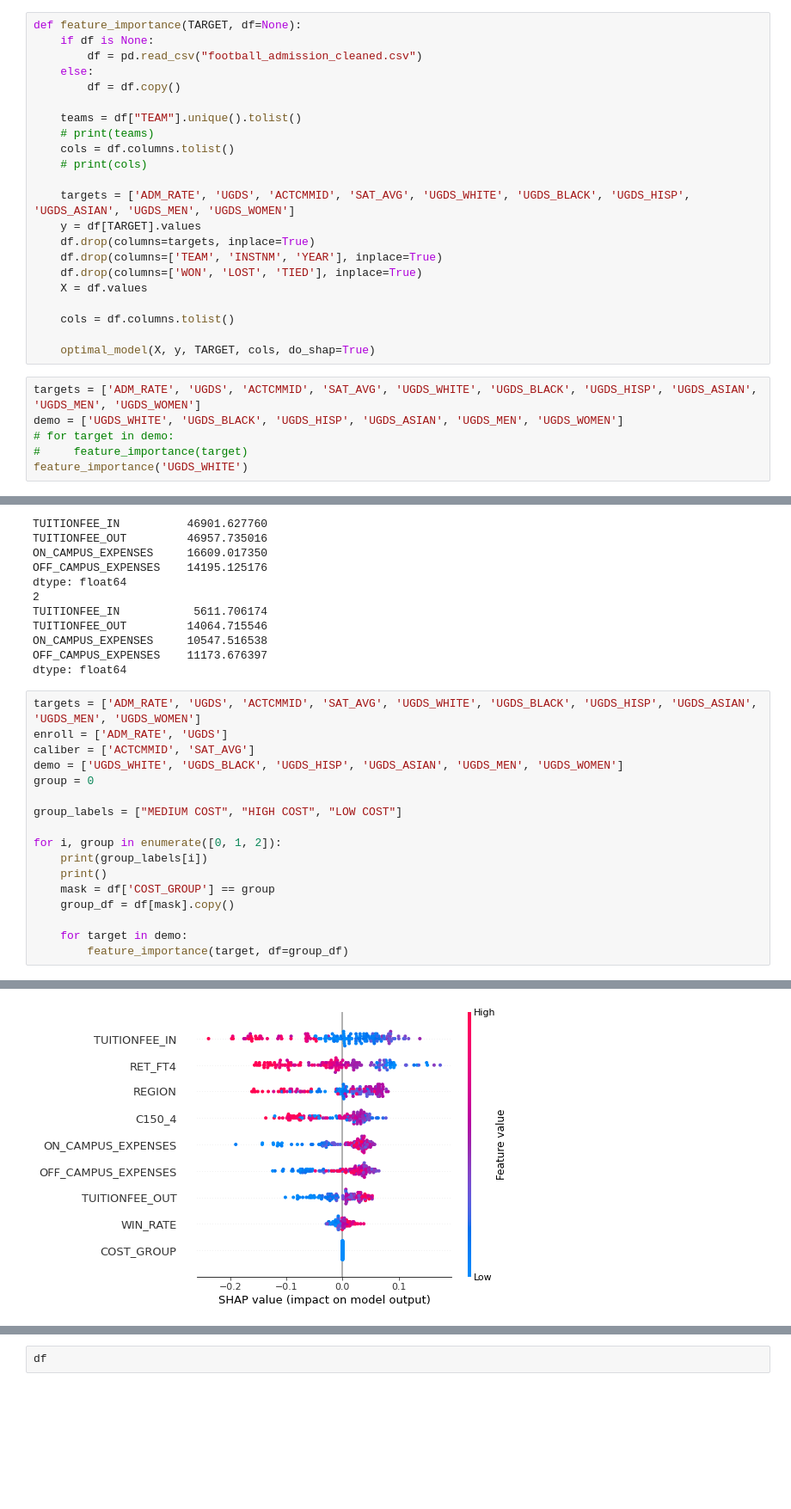
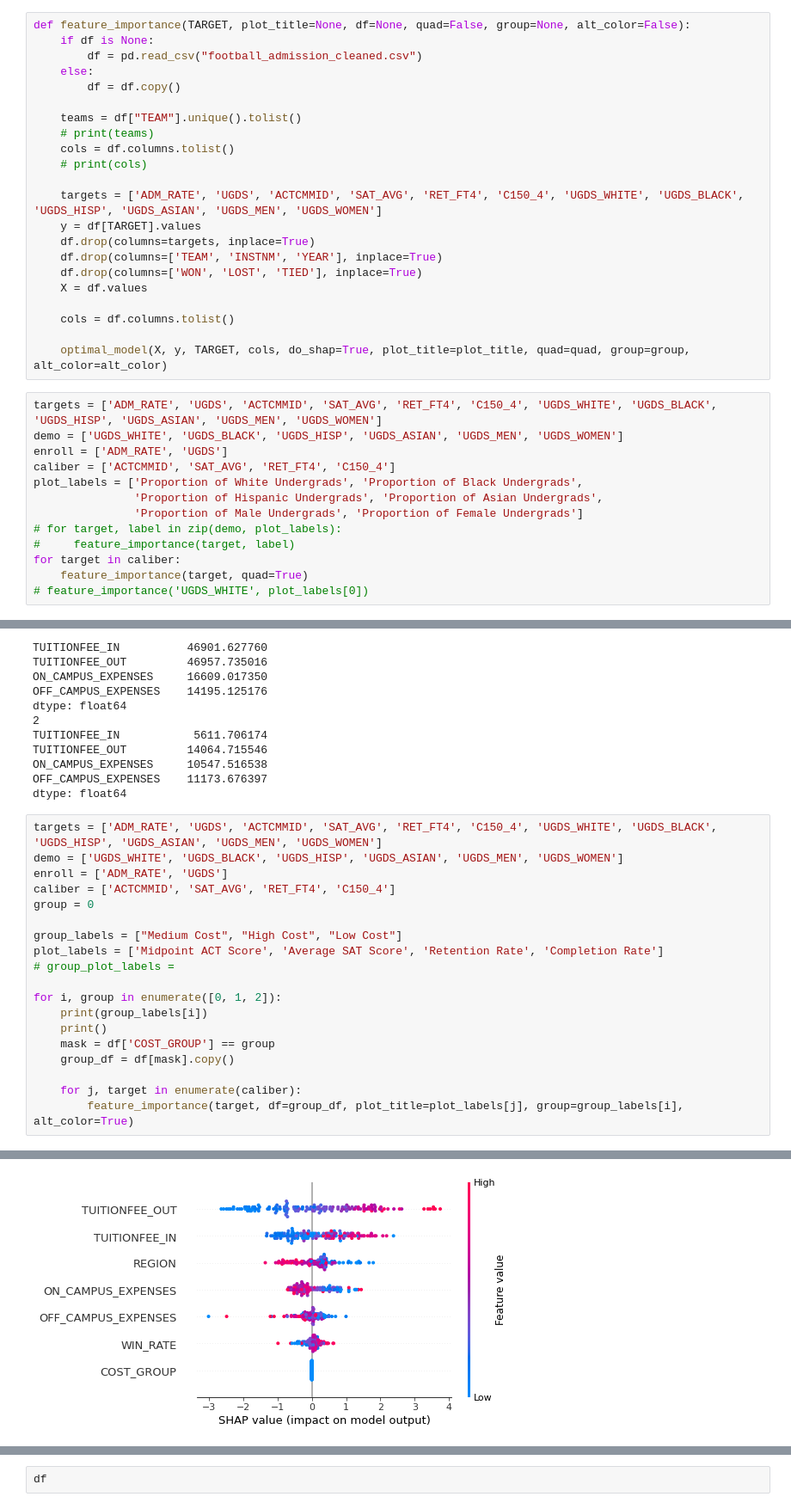
Before and after one commit to jpatrickb/football-to-admissions, a Jupyter notebook: xgboost.ipynb, the cells around one changed output, grey strips where cells are left out. Shown at 86% size. Saved outputs shown, nothing was run; the diff lists cells and outputs as text; blank space fills up the shorter version.

```diff
--- a/xgboost.ipynb
+++ b/xgboost.ipynb
@@ -96,7 +99,7 @@ def optimal_model(X, y, title, features=None, do_shap=False):
         # plt.figure()
         # shap.dependence_plot(index[0], shap_values.values, X_test, feature_names=features)
 # %%
-def feature_importance(TARGET, df=None):
+def feature_importance(TARGET, plot_title=None, df=None, quad=False, group=None, alt_color=False):
     if df is None:
         df = pd.read_csv("football_admission_cleaned.csv")
     else:
@@ -107,7 +110,7 @@ def feature_importance(TARGET, df=None):
     cols = df.columns.tolist()
     # print(cols)
 
-    targets = ['ADM_RATE', 'UGDS', 'ACTCMMID', 'SAT_AVG', 'UGDS_WHITE', 'UGDS_BLACK', 'UGDS_HISP', 'UGDS_ASIAN', 'UGDS_MEN', 'UGDS_WOMEN']
+    targets = ['ADM_RATE', 'UGDS', 'ACTCMMID', 'SAT_AVG', 'RET_FT4', 'C150_4', 'UGDS_WHITE', 'UGDS_BLACK', 'UGDS_HISP', 'UGDS_ASIAN', 'UGDS_MEN', 'UGDS_WOMEN']
     y = df[TARGET].values
     df.drop(columns=targets, inplace=True)
     df.drop(columns=['TEAM', 'INSTNM', 'YEAR'], inplace=True)
@@ -116,11 +119,18 @@ def feature_importance(TARGET, df=None):
 
     cols = df.columns.tolist()
 
-    optimal_model(X, y, TARGET, cols, do_shap=True)
+    optimal_model(X, y, TARGET, cols, do_shap=True, plot_title=plot_title, quad=quad, group=group, alt_color=alt_color)
 # %%
-targets = ['ADM_RATE', 'UGDS', 'ACTCMMID', 'SAT_AVG', 'UGDS_WHITE', 'UGDS_BLACK', 'UGDS_HISP', 'UGDS_ASIAN', 'UGDS_MEN', 'UGDS_WOMEN']
+targets = ['ADM_RATE', 'UGDS', 'ACTCMMID', 'SAT_AVG', 'RET_FT4', 'C150_4', 'UGDS_WHITE', 'UGDS_BLACK', 'UGDS_HISP', 'UGDS_ASIAN', 'UGDS_MEN', 'UGDS_WOMEN']
 demo = ['UGDS_WHITE', 'UGDS_BLACK', 'UGDS_HISP', 'UGDS_ASIAN', 'UGDS_MEN', 'UGDS_WOMEN']
-# for target in demo:
-#     feature_importance(target)
-feature_importance('UGDS_WHITE')
+enroll = ['ADM_RATE', 'UGDS']
+caliber = ['ACTCMMID', 'SAT_AVG', 'RET_FT4', 'C150_4']
+plot_labels = ['Proportion of White Undergrads', 'Proportion of Black Undergrads',
+               'Proportion of Hispanic Undergrads', 'Proportion of Asian Undergrads',
+               'Proportion of Male Undergrads', 'Proportion of Female Undergrads']
+# for target, label in zip(demo, plot_labels):
+#     feature_importance(target, label)
+for target in caliber:
+    feature_importance(target, quad=True)
+# feature_importance('UGDS_WHITE', plot_labels[0])
 # %% [output]
@@ -178,13 +207,15 @@ ON_CAMPUS_EXPENSES     10547.516538
 OFF_CAMPUS_EXPENSES    11173.676397
 dtype: float64
 # %%
-targets = ['ADM_RATE', 'UGDS', 'ACTCMMID', 'SAT_AVG', 'UGDS_WHITE', 'UGDS_BLACK', 'UGDS_HISP', 'UGDS_ASIAN', 'UGDS_MEN', 'UGDS_WOMEN']
+targets = ['ADM_RATE', 'UGDS', 'ACTCMMID', 'SAT_AVG', 'RET_FT4', 'C150_4', 'UGDS_WHITE', 'UGDS_BLACK', 'UGDS_HISP', 'UGDS_ASIAN', 'UGDS_MEN', 'UGDS_WOMEN']
+demo = ['UGDS_WHITE', 'UGDS_BLACK', 'UGDS_HISP', 'UGDS_ASIAN', 'UGDS_MEN', 'UGDS_WOMEN']
 enroll = ['ADM_RATE', 'UGDS']
-caliber = ['ACTCMMID', 'SAT_AVG']
-demo = ['UGDS_WHITE', 'UGDS_BLACK', 'UGDS_HISP', 'UGDS_ASIAN', 'UGDS_MEN', 'UGDS_WOMEN']
+caliber = ['ACTCMMID', 'SAT_AVG', 'RET_FT4', 'C150_4']
 group = 0
 
-group_labels = ["MEDIUM COST", "HIGH COST", "LOW COST"]
+group_labels = ["Medium Cost", "High Cost", "Low Cost"]
+plot_labels = ['Midpoint ACT Score', 'Average SAT Score', 'Retention Rate', 'Completion Rate']
+# group_plot_labels =
 
 for i, group in enumerate([0, 1, 2]):
     print(group_labels[i])
@@ -192,6 +223,6 @@ for i, group in enumerate([0, 1, 2]):
     mask = df['COST_GROUP'] == group
     group_df = df[mask].copy()
 
-    for target in demo:
-        feature_importance(target, df=group_df)
+    for j, target in enumerate(caliber):
+        feature_importance(target, df=group_df, plot_title=plot_labels[j], group=group_labels[i], alt_color=True)
 # %% [output]
@@ -207 +238 @@ Most important features:  ['TUITIONFEE_IN' 'REGION' 'RET_FT4']
-[figure, old version]
+[figure, new version]
```
Also changed, not shown: parts of 3 cells of this notebook, 24 other files.
